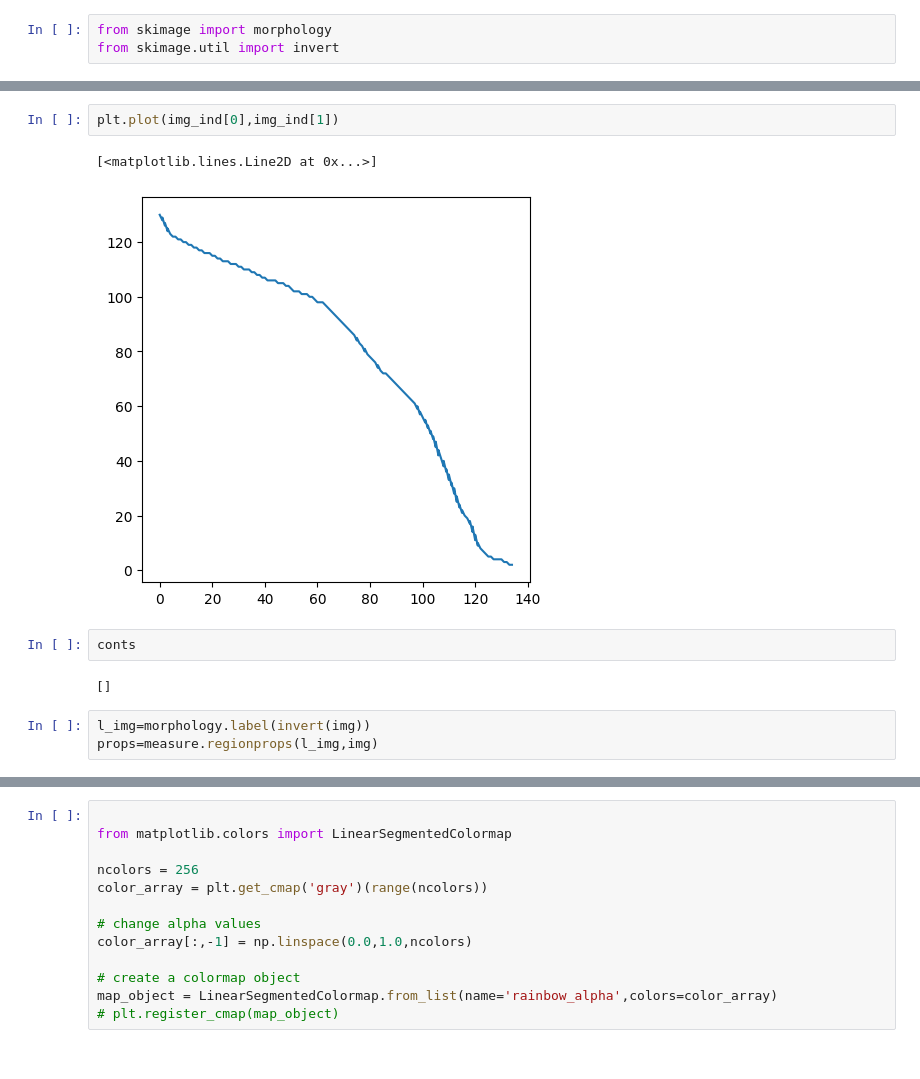
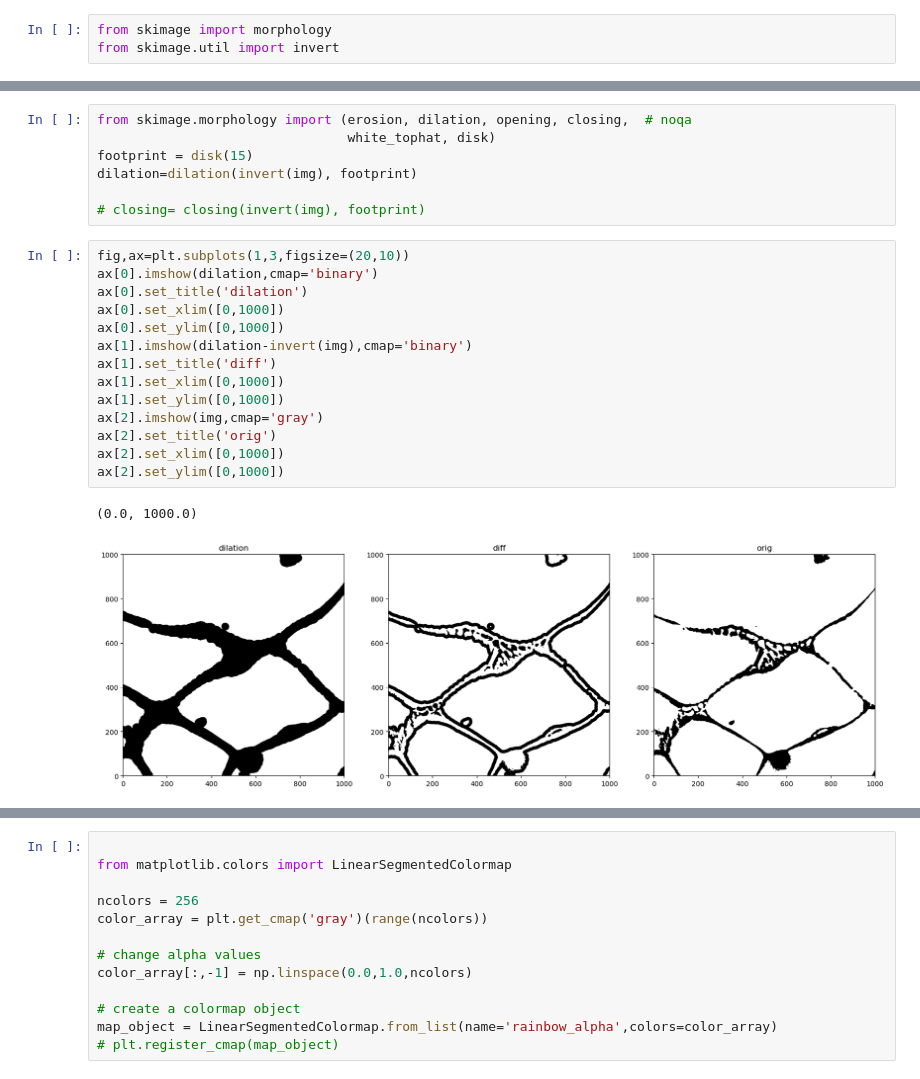
Before and after one commit to potsci/random_projects, a Jupyter notebook: thickness_segmented.ipynb, the cells around one changed output, grey strips where cells are left out. Saved outputs shown, nothing was run; the diff lists cells and outputs as text.

```diff
--- a/thickness_segmented.ipynb
+++ b/thickness_segmented.ipynb
@@ -112,12 +78,24 @@ img_ind
-# %%
-plt.plot(img_ind[0],img_ind[1])
-# %% [output]
-[<matplotlib.lines.Line2D at 0x...>]
-[figure, removed]
-# %%
-conts
-# %% [output]
-[]
-# %%
-l_img=morphology.label(invert(img))
-props=measure.regionprops(l_img,img)
+# %%
+from skimage.morphology import (erosion, dilation, opening, closing,  # noqa
+                                white_tophat, disk)
+footprint = disk(15)
+dilation=dilation(invert(img), footprint)
+
+# closing= closing(invert(img), footprint)
+# %%
+fig,ax=plt.subplots(1,3,figsize=(20,10))
+ax[0].imshow(dilation,cmap='binary')
+ax[0].set_title('dilation')
+ax[0].set_xlim([0,1000])
+ax[0].set_ylim([0,1000])
+ax[1].imshow(dilation-invert(img),cmap='binary')
+ax[1].set_title('diff')
+ax[1].set_xlim([0,1000])
+ax[1].set_ylim([0,1000])
+ax[2].imshow(img,cmap='gray')
+ax[2].set_title('orig')
+ax[2].set_xlim([0,1000])
+ax[2].set_ylim([0,1000])
+# %% [output]
+(0.0, 1000.0)
+[figure, added]
```
Also changed, not shown: parts of 21 cells of this notebook.
